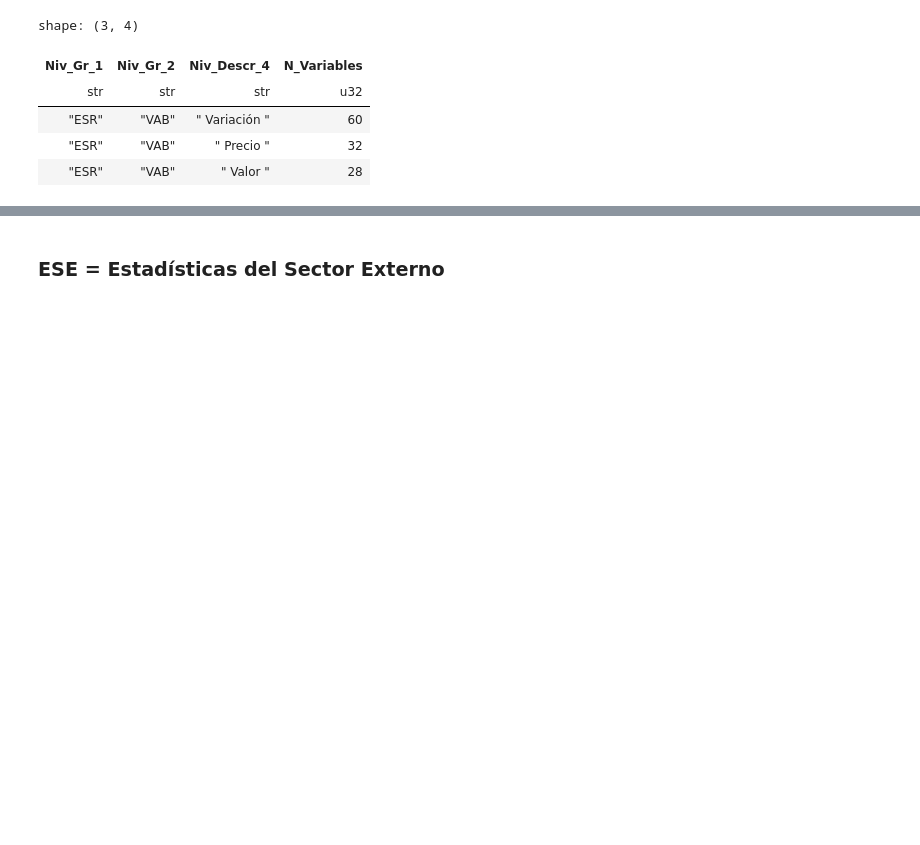
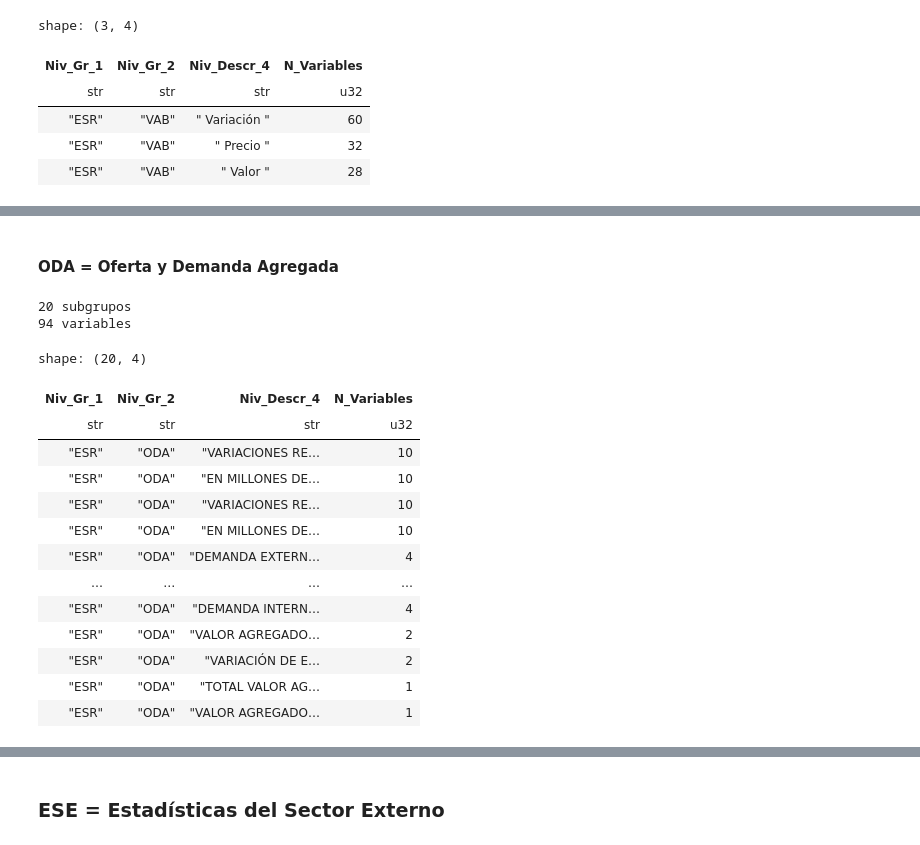
Before and after one commit to ElvisCasco/BCH_Webpage, a Jupyter notebook: BCH_API.ipynb, the cells around one changed output, grey strips where cells are left out. Saved outputs shown, nothing was run; the diff lists cells and outputs as text; code cells hidden in the pictures; blank space fills up the shorter version.

```diff
--- a/BCH_API.ipynb
+++ b/BCH_API.ipynb
@@ -690,0 +729,21 @@ shape: (3, 4)
+# %% [markdown]
+#### ODA = Oferta y Demanda Agregada
+# %%
+res_nivel_3("ESR","ODA","Niv_Descr_4")
+# %% [output]
+20 subgrupos
+94 variables
+shape: (20, 4)
+| Niv_Gr_1 | Niv_Gr_2 | Niv_Descr_4 | N_Variables |
+| str | str | str | u32 |
+| "ESR" | "ODA" | "VARIACIONES RE… | 10 |
+| "ESR" | "ODA" | "EN MILLONES DE… | 10 |
+| "ESR" | "ODA" | "VARIACIONES RE… | 10 |
+| "ESR" | "ODA" | "EN MILLONES DE… | 10 |
+| "ESR" | "ODA" | "DEMANDA EXTERN… | 4 |
+| … | … | … | … |
+| "ESR" | "ODA" | "DEMANDA INTERN… | 4 |
+| "ESR" | "ODA" | "VALOR AGREGADO… | 2 |
+| "ESR" | "ODA" | "VARIACIÓN DE E… | 2 |
+| "ESR" | "ODA" | "TOTAL VALOR AG… | 1 |
+| "ESR" | "ODA" | "VALOR AGREGADO… | 1 |
```
Also changed, not shown: parts of 59 cells of this notebook, 4 other files.
